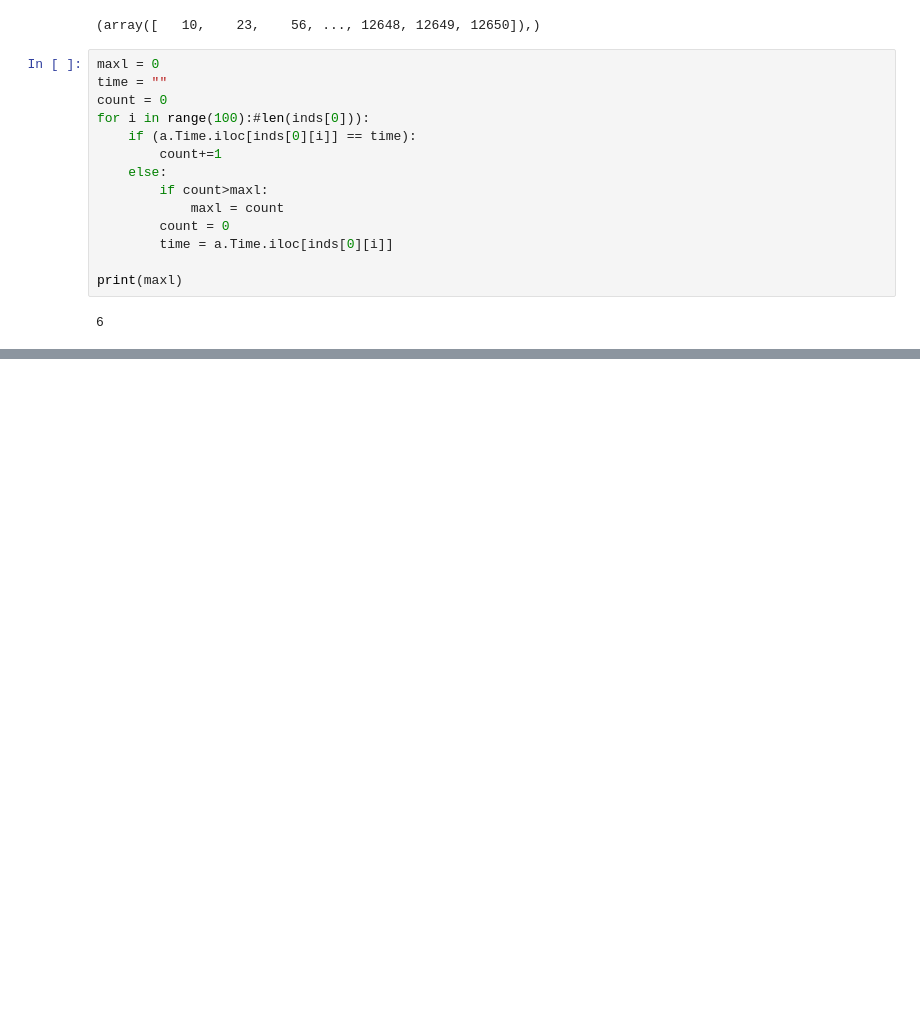
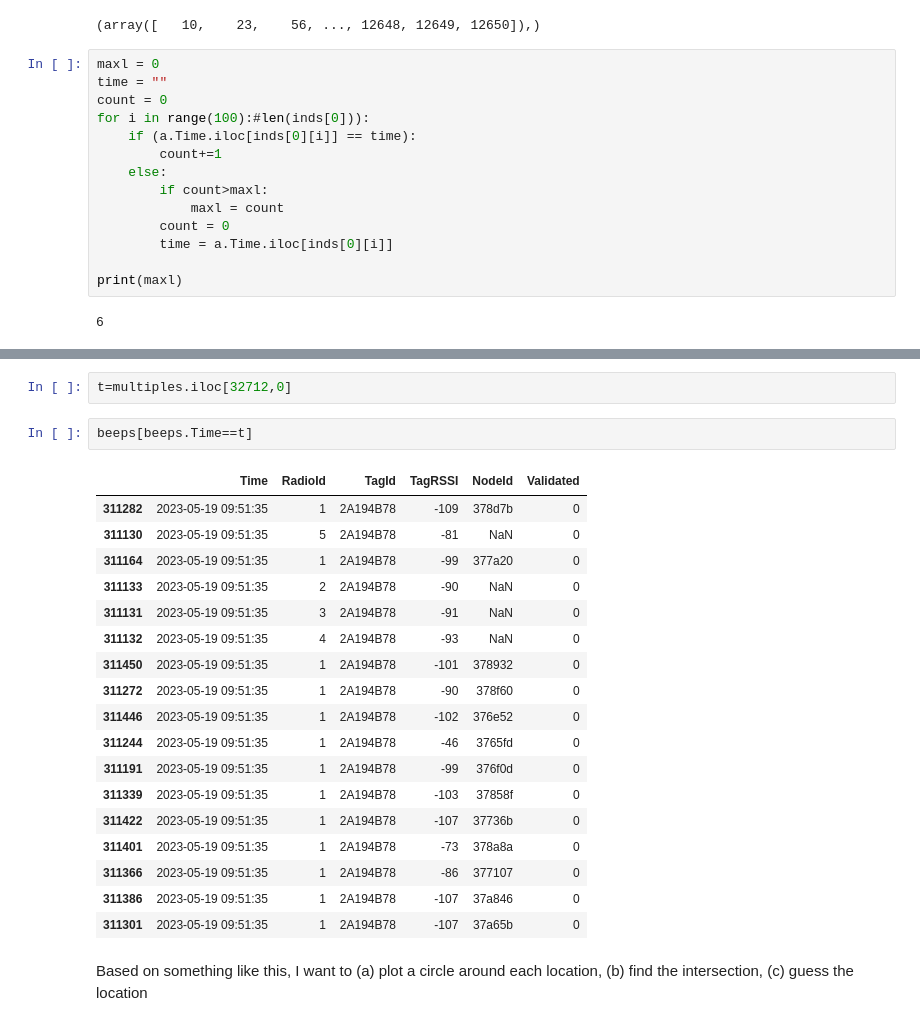
Before and after one commit to smarsland/CTTData, a Jupyter notebook: Localisation.ipynb, the cells around one changed output, grey strips where cells are left out. Drawn from its saved outputs; the diff is of its cells as text; blank space fills up the shorter version.

```diff
--- a/Localisation.ipynb
+++ b/Localisation.ipynb
@@ -87,0 +120,25 @@ range(0, 8662)
+# %%
+t=multiples.iloc[32712,0]
+# %%
+beeps[beeps.Time==t]
+# %% [output]
+|  | Time | RadioId | TagId | TagRSSI | NodeId | Validated |
+| 311282 | 2023-05-19 09:51:35 | 1 | 2A194B78 | -109 | 378d7b | 0 |
+| 311130 | 2023-05-19 09:51:35 | 5 | 2A194B78 | -81 | NaN | 0 |
+| 311164 | 2023-05-19 09:51:35 | 1 | 2A194B78 | -99 | 377a20 | 0 |
+| 311133 | 2023-05-19 09:51:35 | 2 | 2A194B78 | -90 | NaN | 0 |
+| 311131 | 2023-05-19 09:51:35 | 3 | 2A194B78 | -91 | NaN | 0 |
+| 311132 | 2023-05-19 09:51:35 | 4 | 2A194B78 | -93 | NaN | 0 |
+| 311450 | 2023-05-19 09:51:35 | 1 | 2A194B78 | -101 | 378932 | 0 |
+| 311272 | 2023-05-19 09:51:35 | 1 | 2A194B78 | -90 | 378f60 | 0 |
+| 311446 | 2023-05-19 09:51:35 | 1 | 2A194B78 | -102 | 376e52 | 0 |
+| 311244 | 2023-05-19 09:51:35 | 1 | 2A194B78 | -46 | 3765fd | 0 |
+| 311191 | 2023-05-19 09:51:35 | 1 | 2A194B78 | -99 | 376f0d | 0 |
+| 311339 | 2023-05-19 09:51:35 | 1 | 2A194B78 | -103 | 37858f | 0 |
+| 311422 | 2023-05-19 09:51:35 | 1 | 2A194B78 | -107 | 37736b | 0 |
+| 311401 | 2023-05-19 09:51:35 | 1 | 2A194B78 | -73 | 378a8a | 0 |
+| 311366 | 2023-05-19 09:51:35 | 1 | 2A194B78 | -86 | 377107 | 0 |
+| 311386 | 2023-05-19 09:51:35 | 1 | 2A194B78 | -107 | 37a846 | 0 |
+| 311301 | 2023-05-19 09:51:35 | 1 | 2A194B78 | -107 | 37a65b | 0 |
+# %% [markdown]
+Based on something like this, I want to (a) plot a circle around each location, (b) find the intersection, (c) guess the location
```
Also changed, not shown: parts of 9 cells of this notebook, 2 other files.
